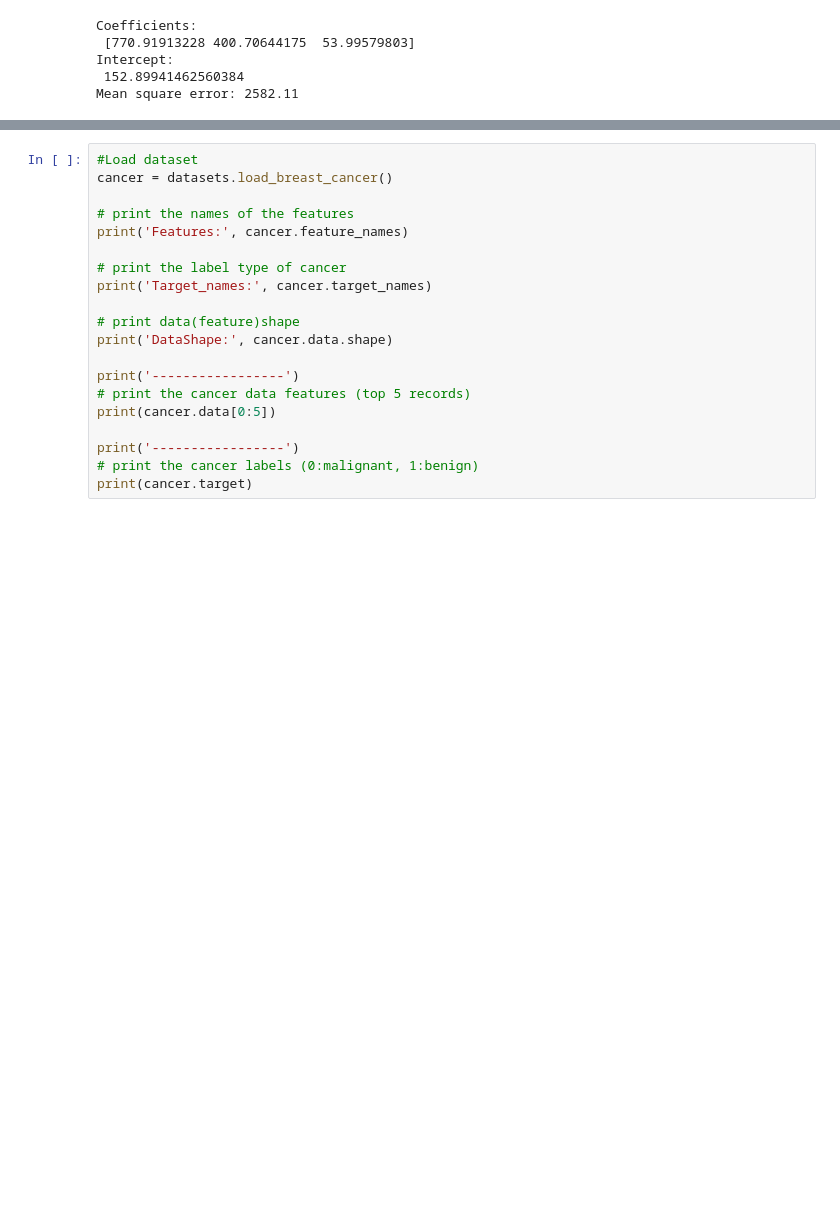
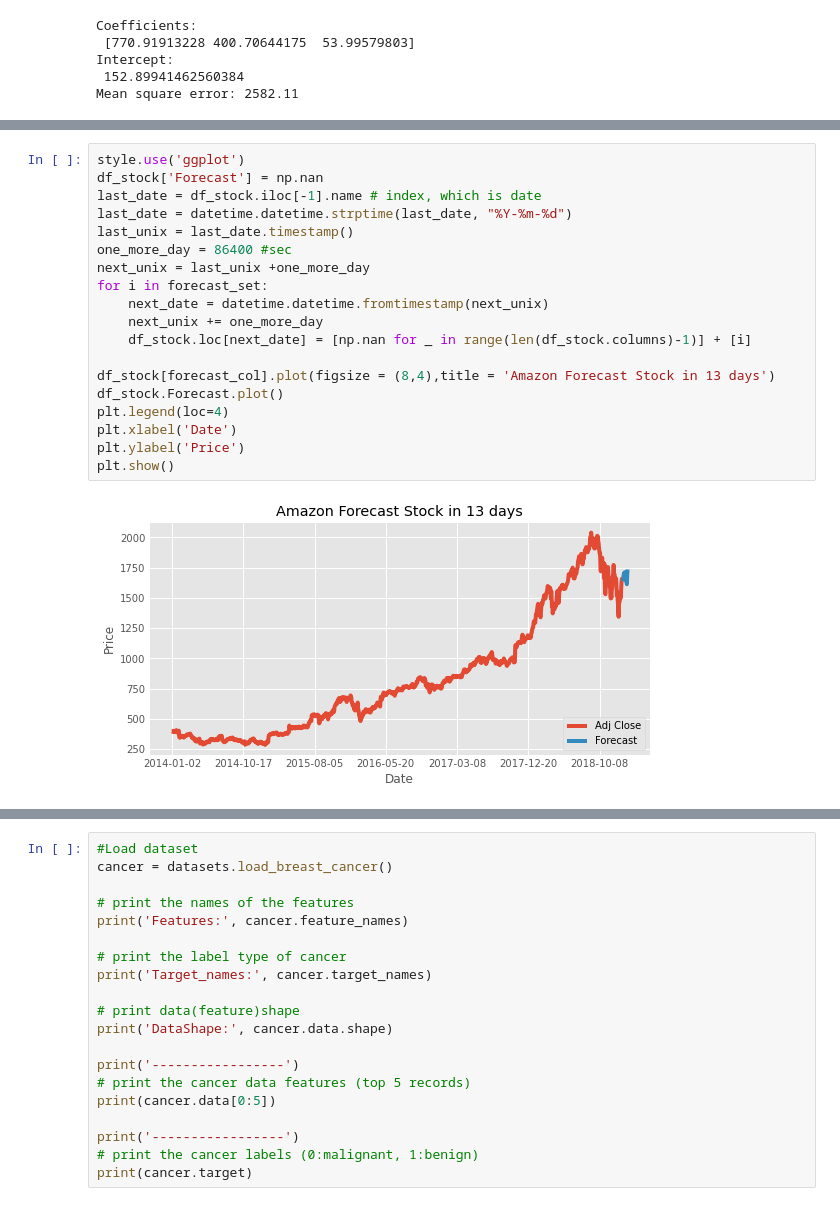
Before and after one commit to xiaolancara/MachineLearning, a Jupyter notebook: SL-ML Supervised.ipynb, the cells around one changed output, grey strips where cells are left out. Saved outputs shown, nothing was run; the diff lists cells and outputs as text; blank space fills up the shorter version.

```diff
--- a/SL-ML Supervised.ipynb
+++ b/SL-ML Supervised.ipynb
@@ -87,0 +132,21 @@ Mean square error: 2582.11
+# %%
+style.use('ggplot')
+df_stock['Forecast'] = np.nan
+last_date = df_stock.iloc[-1].name # index, which is date
+last_date = datetime.datetime.strptime(last_date, "%Y-%m-%d")
+last_unix = last_date.timestamp()
+one_more_day = 86400 #sec
+next_unix = last_unix +one_more_day
+for i in forecast_set:
+    next_date = datetime.datetime.fromtimestamp(next_unix)
+    next_unix += one_more_day
+    df_stock.loc[next_date] = [np.nan for _ in range(len(df_stock.columns)-1)] + [i]
+
+df_stock[forecast_col].plot(figsize = (8,4),title = 'Amazon Forecast Stock in 13 days')
+df_stock.Forecast.plot()
+plt.legend(loc=4)
+plt.xlabel('Date')
+plt.ylabel('Price')
+plt.show()
+# %% [output]
+[figure, added]
```
Also changed, not shown: parts of 19 cells of this notebook.
